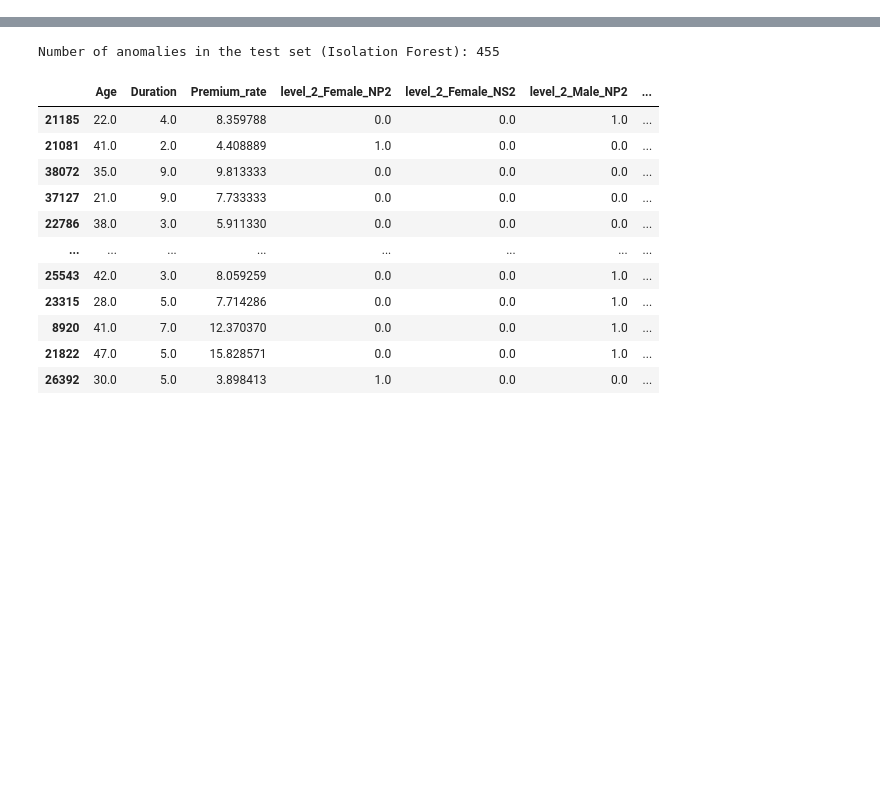
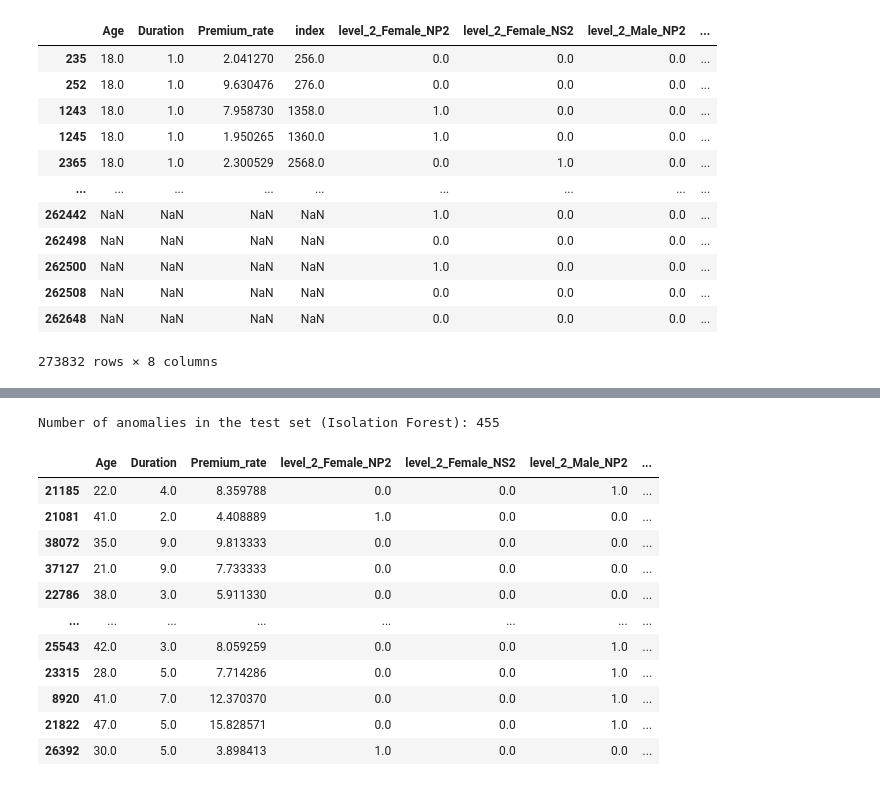
Before and after one commit to Dhaneshkp/DesktopAssistant, a Jupyter notebook: DATA_processing_expConv2Dv2.ipynb, the cells around one changed output, grey strips where cells are left out. Drawn from its saved outputs; the diff is of its cells as text; code cells hidden in the pictures; blank space fills up the shorter version.

```diff
--- a/DATA_processing_expConv2Dv2.ipynb
+++ b/DATA_processing_expConv2Dv2.ipynb
@@ -182,3 +222,52 @@ result_df_encoded
+# %%
+# prompt: add e ncoding on level2 in filtrerd df also order teh ata by age an duration so that only similar data for age and duration are together in the next steps
+
+import numpy as np
+import pandas as pd
+from sklearn.compose import ColumnTransformer
+from sklearn.preprocessing import MinMaxScaler, OneHotEncoder
+from sklearn.preprocessing import StandardScaler
+from sklearn.model_selection import train_test_split
+import tensorflow as tf
+from tensorflow.keras.models import Model
+from tensorflow.keras.layers import Input, Conv1D,Conv2D, Flatten, Dense, MaxPooling1D,MaxPooling2D,Reshape,Conv2DTranspose
+from sklearn.preprocessing import OneHotEncoder
+
+# Assuming 'filtered_df' is your DataFrame from the preceding code
+
+# Create a OneHotEncoder object
+encoder = OneHotEncoder(handle_unknown='ignore')
+
+# Fit the encoder to the 'level_2' column and transform it
+encoded_data = encoder.fit_transform(filtered_df[['level_2']])
+
+# Create a DataFrame from the encoded data
+encoded_df = pd.DataFrame(encoded_data.toarray(), columns=encoder.get_feature_names_out(['level_2']))
+
+# Concatenate the encoded DataFrame with the original DataFrame
+filtered_df_encoded = pd.concat([filtered_df, encoded_df], axis=1)
+
+# Optionally, drop the original 'level_2' column
+filtered_df_encoded = filtered_df_encoded.drop('level_2', axis=1)
+
+# Order the data by 'Age' and 'Duration'
+filtered_df_encoded = filtered_df_encoded.sort_values(by=['Age', 'Duration'])
+
+filtered_df_encoded
+# %% [output]
+|  | Age | Duration | Premium_rate | index | level_2_Female_NP2 | level_2_Female_NS2 | level_2_Male_NP2 | ... |
+| 235 | 18.0 | 1.0 | 2.041270 | 256.0 | 0.0 | 0.0 | 0.0 | ... |
+| 252 | 18.0 | 1.0 | 9.630476 | 276.0 | 0.0 | 0.0 | 0.0 | ... |
+| 1243 | 18.0 | 1.0 | 7.958730 | 1358.0 | 1.0 | 0.0 | 0.0 | ... |
+| 1245 | 18.0 | 1.0 | 1.950265 | 1360.0 | 1.0 | 0.0 | 0.0 | ... |
+| 2365 | 18.0 | 1.0 | 2.300529 | 2568.0 | 0.0 | 1.0 | 0.0 | ... |
+| ... | ... | ... | ... | ... | ... | ... | ... | ... |
+| 262442 | NaN | NaN | NaN | NaN | 1.0 | 0.0 | 0.0 | ... |
+| 262498 | NaN | NaN | NaN | NaN | 0.0 | 0.0 | 0.0 | ... |
+| 262500 | NaN | NaN | NaN | NaN | 1.0 | 0.0 | 0.0 | ... |
+| 262508 | NaN | NaN | NaN | NaN | 0.0 | 0.0 | 0.0 | ... |
+| 262648 | NaN | NaN | NaN | NaN | 0.0 | 0.0 | 0.0 | ... |
+273832 rows × 8 columns
 # %%
 import numpy as np
 
```
Also changed, not shown: parts of 14 cells of this notebook.
